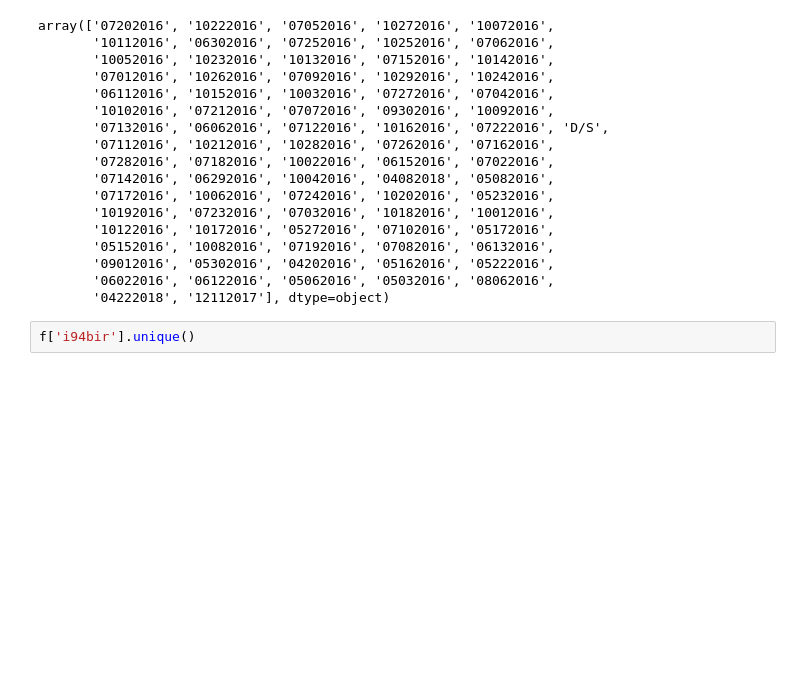
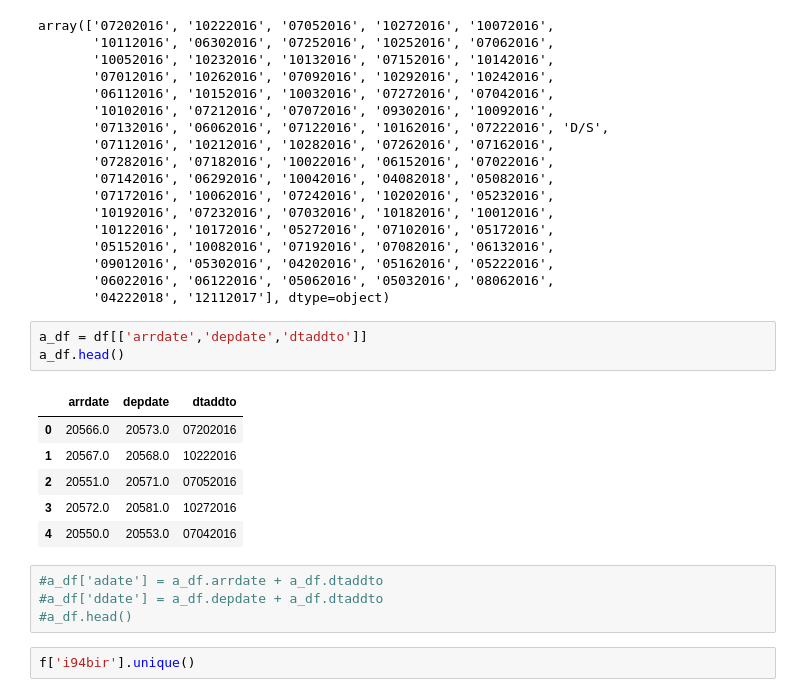
Before and after one commit to ozdemirht/Data-Enginering, a Jupyter notebook: capstone/Capstone Project Report.ipynb, the cells around one changed output. Drawn from its saved outputs; the diff is of its cells as text; blank space fills up the shorter version.

```diff
--- a/capstone/Capstone Project Report.ipynb
+++ b/capstone/Capstone Project Report.ipynb
@@ -343,6 +343,20 @@ array(['07202016', '10222016', '07052016', '10272016', '10072016',
        '09012016', '05302016', '04202016', '05162016', '05222016',
        '06022016', '06122016', '05062016', '05032016', '08062016',
        '04222018', '12112017'], dtype=object)
+# %%
+a_df = df[['arrdate','depdate','dtaddto']]
+a_df.head()
+# %% [output]
+|  | arrdate | depdate | dtaddto |
+| 0 | 20566.0 | 20573.0 | 07202016 |
+| 1 | 20567.0 | 20568.0 | 10222016 |
+| 2 | 20551.0 | 20571.0 | 07052016 |
+| 3 | 20572.0 | 20581.0 | 10272016 |
+| 4 | 20550.0 | 20553.0 | 07042016 |
+# %%
+#a_df['adate'] = a_df.arrdate + a_df.dtaddto
+#a_df['ddate'] = a_df.depdate + a_df.dtaddto
+#a_df.head()
 # %%
 f['i94bir'].unique()
 # %% [output]
```
Also changed, not shown: parts of 34 cells of this notebook.
